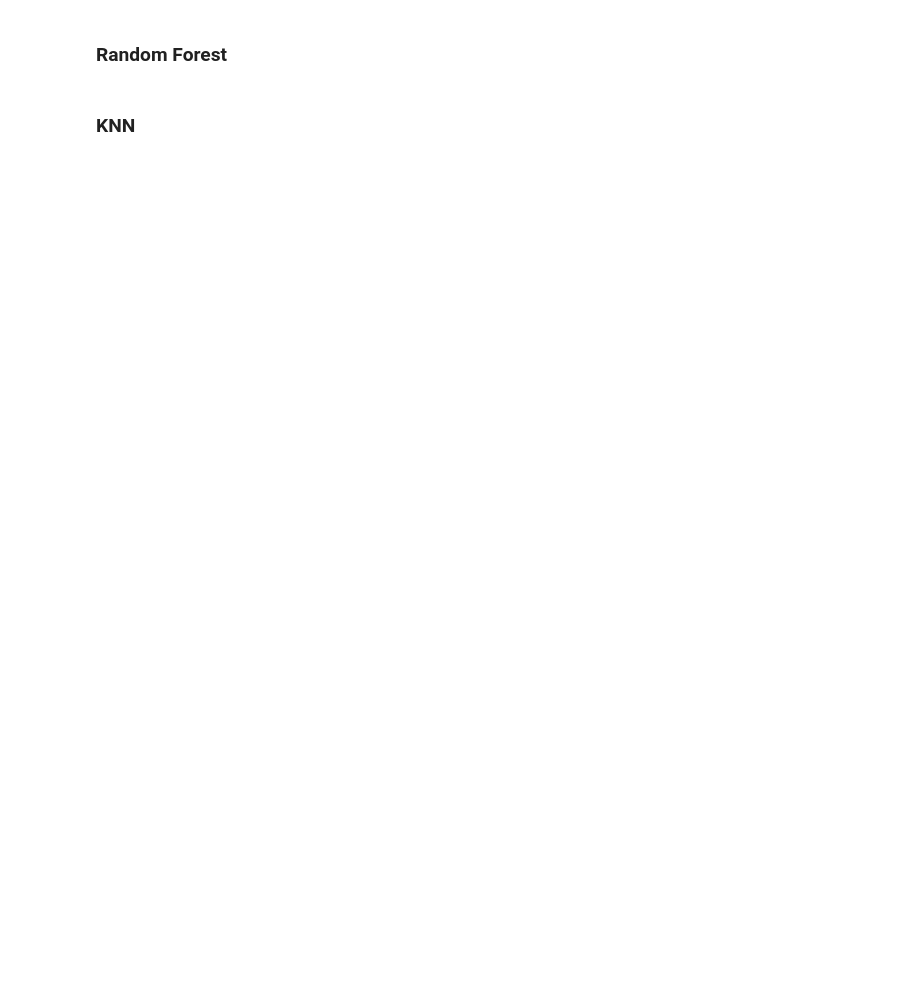
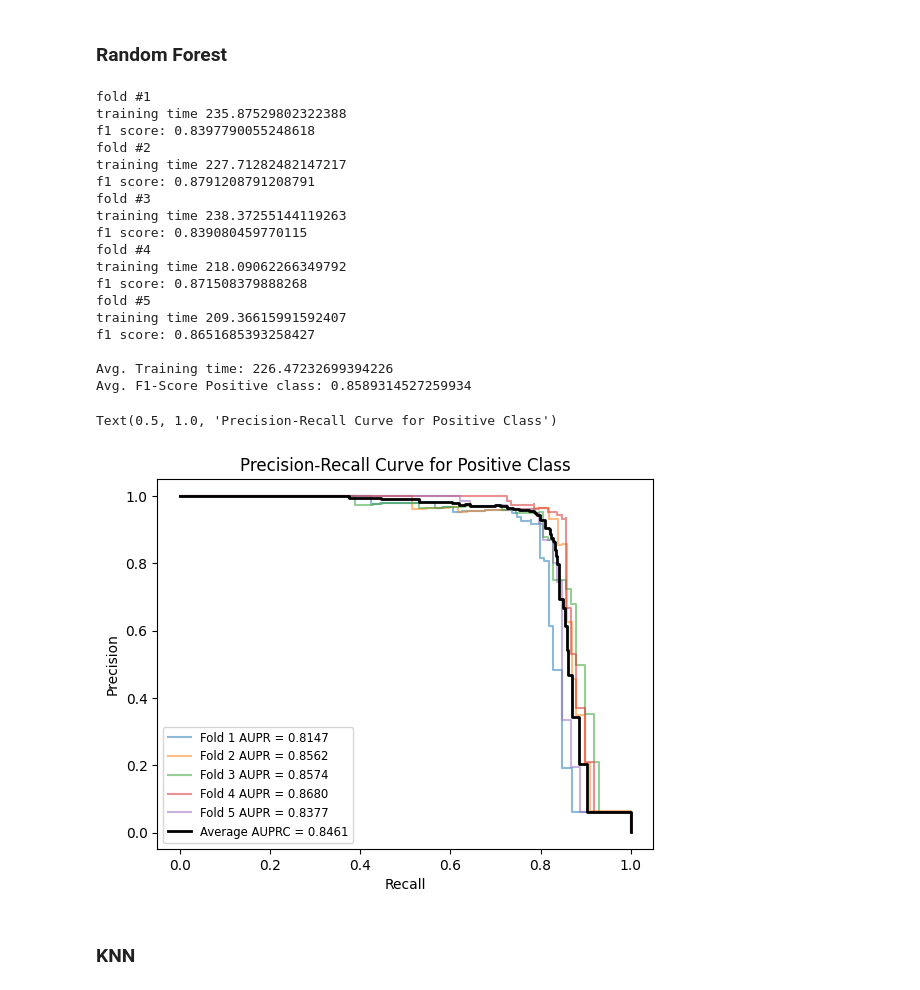
Before and after one commit to dendyandra22/cc_fraud_detection, a Jupyter notebook: credit-card-fraud-detection.ipynb, the cells around one changed output. Drawn from its saved outputs; the diff is of its cells as text; code cells hidden in the pictures; blank space fills up the shorter version.

```diff
--- a/credit-card-fraud-detection.ipynb
+++ b/credit-card-fraud-detection.ipynb
@@ -365,35 +397,55 @@ for i in range(len(X_train_cv)):
     time_list.append(elapsed_time)
     y_probs = rfc.predict_proba(X_test_cv[i])
     # probabilities for the positive outcome only
     y_probs = y_probs[:, 1]
     # predict class values
     yhat = rfc.predict(X_test_cv[i])
     f_score = f1_score(y_test_cv[i], yhat)
     f1_list.append(f_score)
     print('f1 score:',f_score)
     time_list.append(time.time() - start_time)
     # print(classification_report(y_test_cv[i],yhat))
     res_precision, res_recall, _ = precision_recall_curve(y_test_cv[i], y_probs)
     aupr = average_precision_score(y_test_cv[i], y_probs)
     lab = 'Fold %d AUPR = %.4f' % (i+1, aupr)
-#     model_result.append({'model':'Random Forest', 'rec': res_recall, 'prec':res_precision, 'aupr':aupr})
     axes.step(res_recall, res_precision, label=lab, alpha=0.5)
     # y_real.append(y_test_cv[i])
     y_proba.append(y_probs)
 
 print()
 print('Avg. Training time:',sum(time_list)/len(time_list))
 print('Avg. F1-Score Positive class:',sum(f1_list)/len(f1_list))
 
 y_real = numpy.concatenate(y_test_cv)
 y_proba = numpy.concatenate(y_proba)
 precision, recall, _ = precision_recall_curve(y_real, y_proba)
-lab = 'Overall AUPR = %.4f' % (average_precision_score(y_real, y_proba))
+lab = 'Average AUPRC = %.4f' % (average_precision_score(y_real, y_proba))
 axes.step(recall, precision, label=lab, lw=2, color='black')
 axes.set_xlabel('Recall')
 axes.set_ylabel('Precision')
 axes.legend(loc='lower left', fontsize='small')
 axes.set_title('Precision-Recall Curve for Positive Class')
+# %% [output]
+fold #1
+training time 235.87529802322388
+f1 score: 0.8397790055248618
+fold #2
+training time 227.71282482147217
+f1 score: 0.8791208791208791
+fold #3
+training time 238.37255144119263
+f1 score: 0.839080459770115
+fold #4
+training time 218.09062266349792
+f1 score: 0.871508379888268
+fold #5
+training time 209.36615991592407
+f1 score: 0.8651685393258427
+
+Avg. Training time: 226.47232699394226
+Avg. F1-Score Positive class: 0.8589314527259934
+Text(0.5, 1.0, 'Precision-Recall Curve for Positive Class')
+[figure, added]
 # %% [markdown]
 ### KNN
 # %%
```
Also changed, not shown: parts of 30 cells of this notebook.
